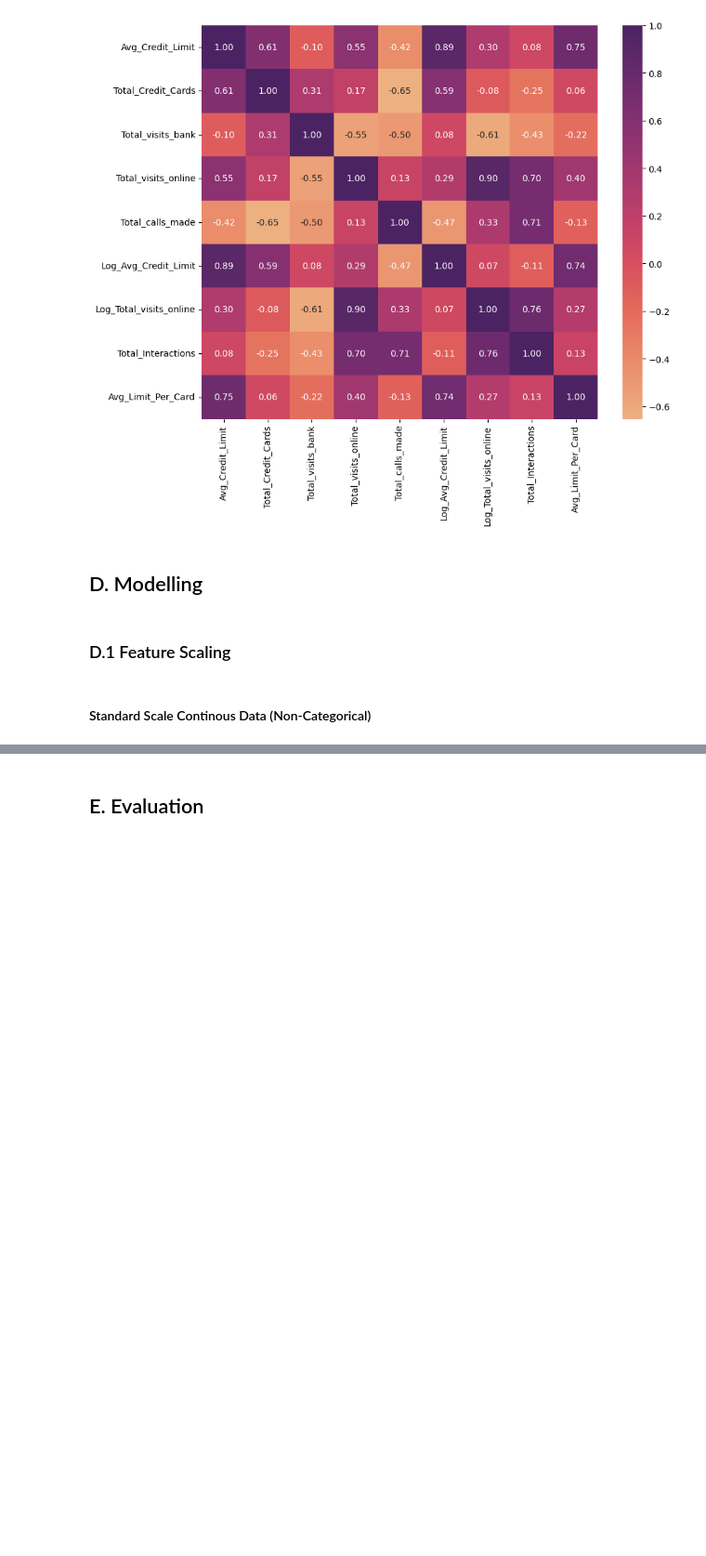
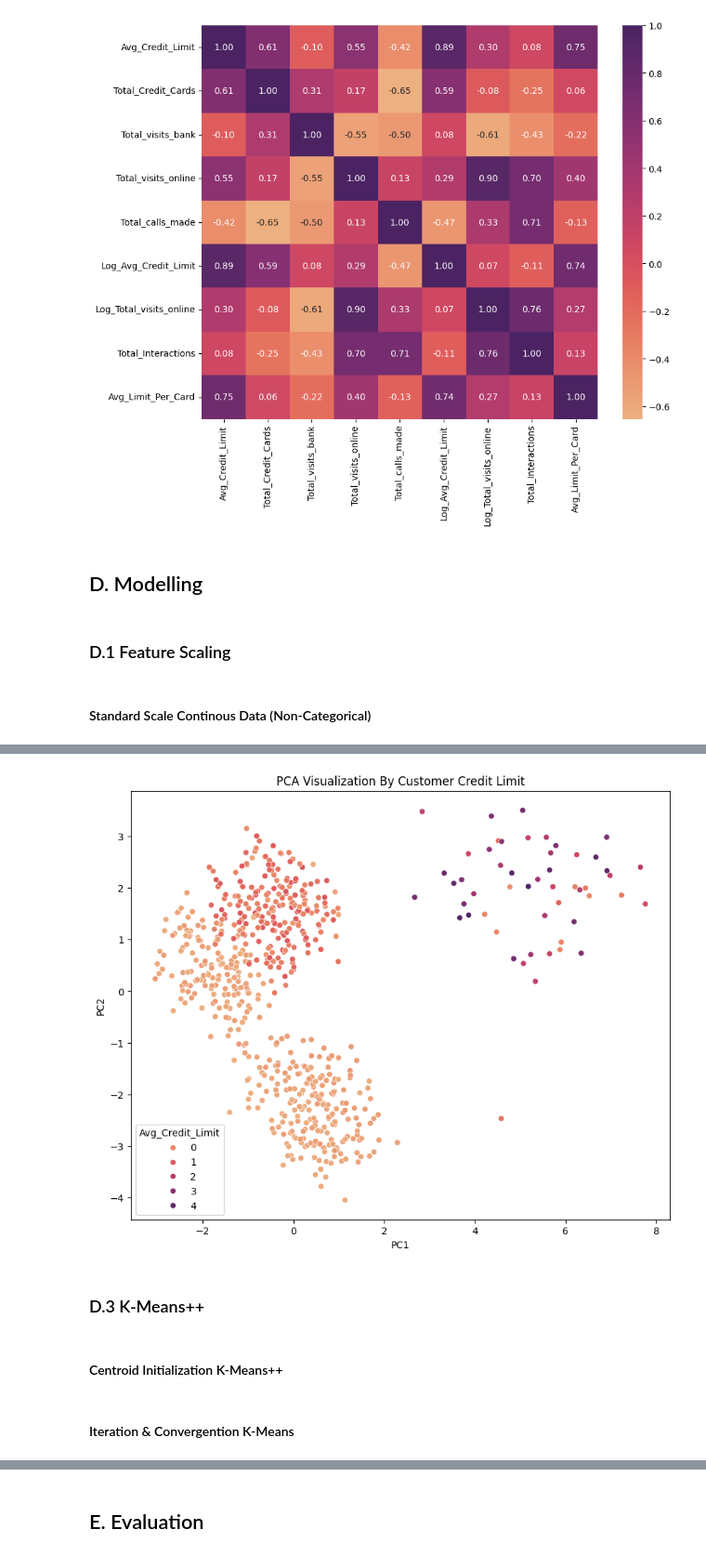
Before and after one commit to HablSank/1Day-1Dataset_MachineLearningProject, a Jupyter notebook: Day-11/K-Means (Customer Credit Card)/customercreditcard.ipynb, the cells around one changed output, grey strips where cells are left out. Shown at 93% size. Drawn from its saved outputs; the diff is of its cells as text; code cells hidden in the pictures; blank space fills up the shorter version.

Commit message:
Day - 11 (K-Means Clustering) Modelling Done

```diff
--- a/Day-11/K-Means (Customer Credit Card)/customercreditcard.ipynb
+++ b/Day-11/K-Means (Customer Credit Card)/customercreditcard.ipynb
@@ -265,0 +272,16 @@ plt.show()
+# %%
+def pca_manual(X, n_components=2):
+    cov_matrix = np.cov(X, rowvar=False)
+    values, vectors = np.linalg.eig(cov_matrix)
+
+    sorted_index = np.argsort(values)[::-1]
+    sorted_vectors = vectors[:, sorted_index]
+
+    subset_vectors = sorted_vectors[:, :n_components]
+    X_reduced = np.dot(X, subset_vectors)
+
+    return X_reduced, sorted_vectors
+# %%
+X_pca, sorted_vectors = pca_manual(df_clean)
+df_pca = pd.DataFrame(X_pca, columns=['PC1', 'PC2'])
+df_pca.head()
@@ -265,0 +295,11 @@ plt.show()
+# %%
+plt.figure(figsize=(10, 8))
+sns.scatterplot(data=df_pca, x='PC1', y='PC2', hue=df_clean['Avg_Credit_Limit'], palette='flare')
+plt.title("PCA Visualization By Customer Credit Limit")
+plt.show()
+# %% [output]
+[figure, added]
+# %% [markdown]
+### D.3 K-Means++
+# %% [markdown]
+#### Centroid Initialization K-Means++
@@ -265,0 +319,2 @@ plt.show()
+# %% [markdown]
+#### Iteration & Convergention K-Means
```
Also changed, not shown: parts of 14 cells of this notebook.
